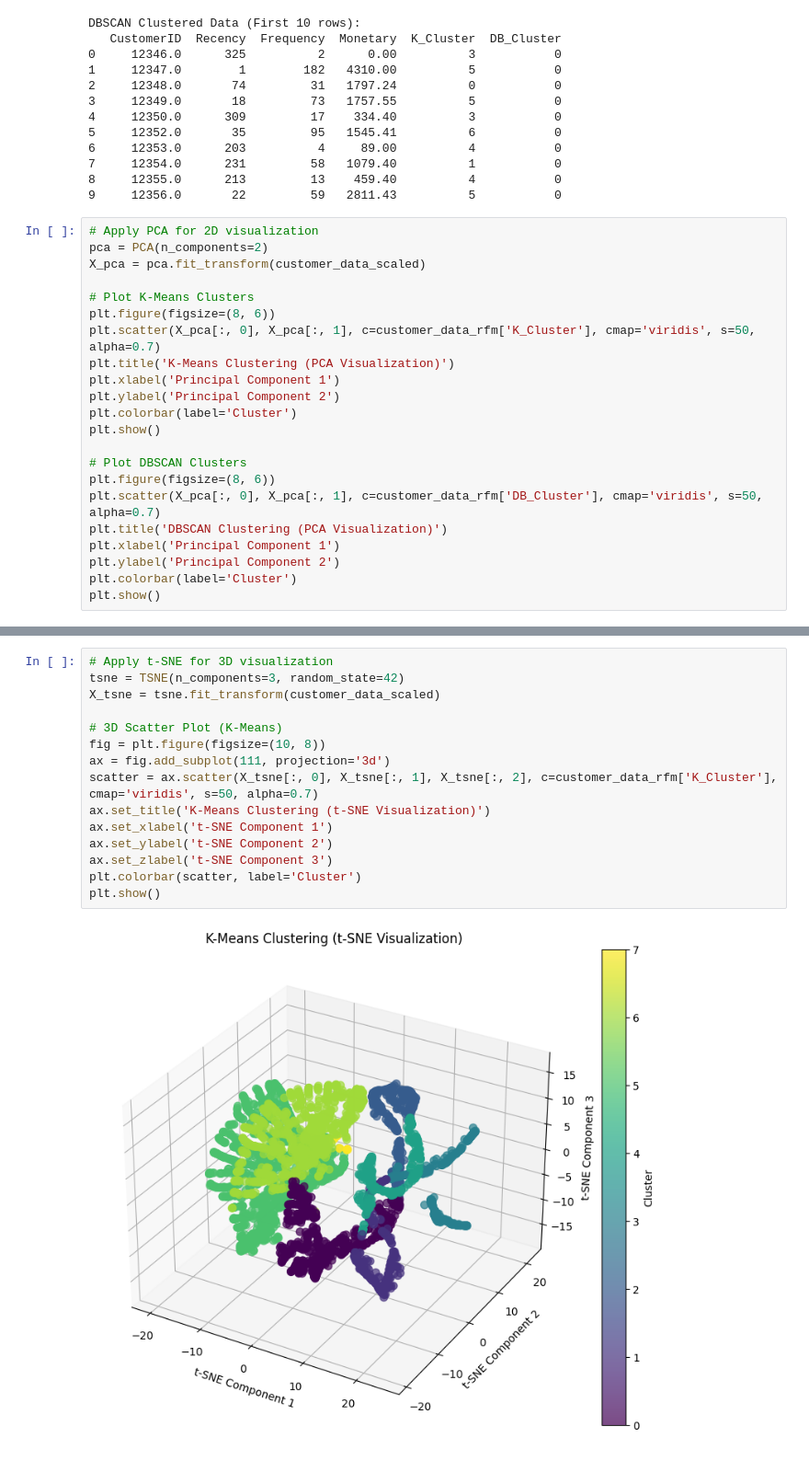
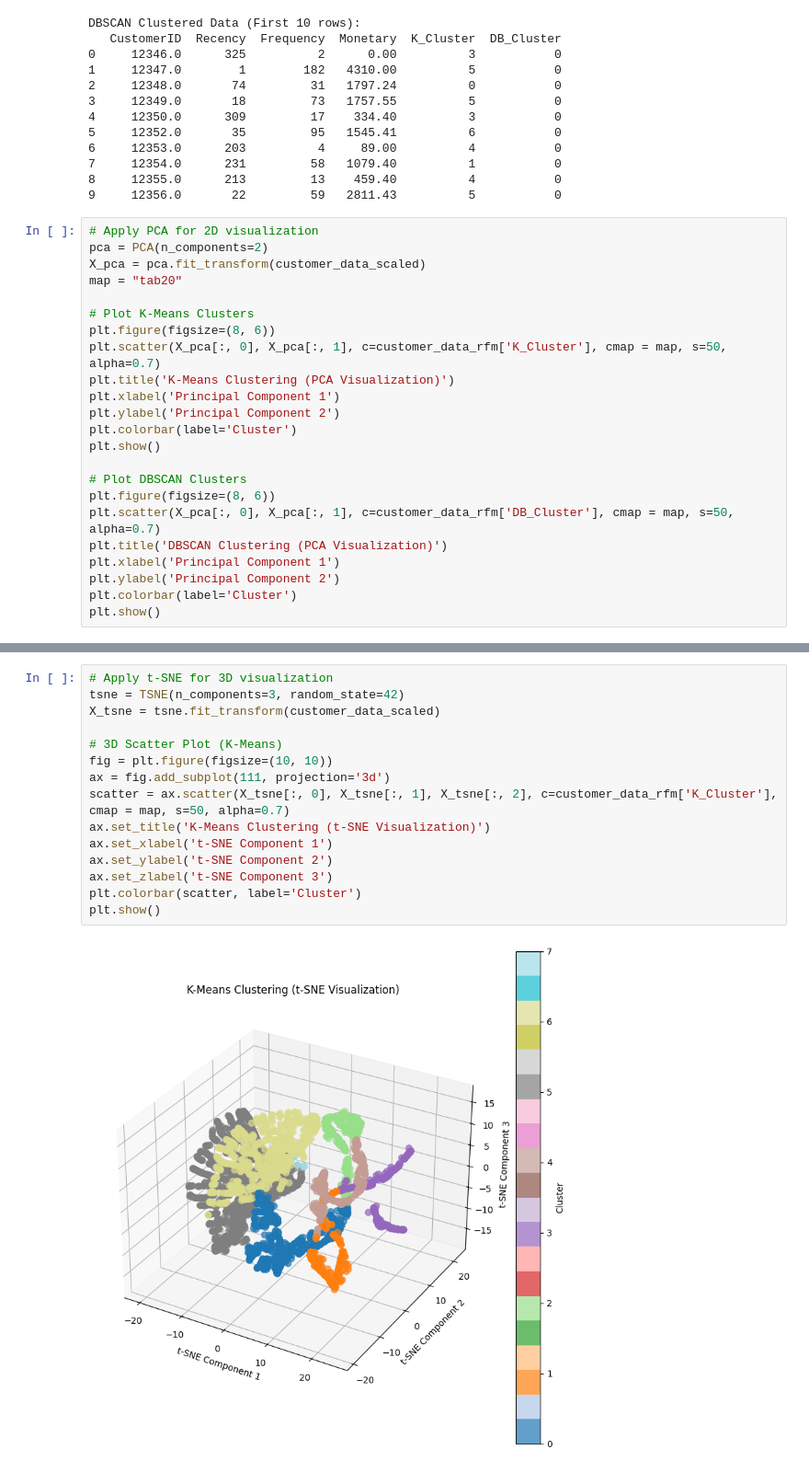
Before and after one commit to joshvads/Customer-Segmentation-for-Retail, a Jupyter notebook: customer-segmentation-for-retail_01.ipynb, the cells around one changed output, grey strips where cells are left out. Shown: that part at 92% size. Drawn from its saved outputs; the diff is of its cells as text.

Commit message:
Kaggle Notebook | Customer-Segmentation for Retail  | Version 2

```diff
--- a/customer-segmentation-for-retail_01.ipynb
+++ b/customer-segmentation-for-retail_01.ipynb
@@ -223,10 +222,11 @@ DBSCAN Clustered Data (First 10 rows):
 # Apply PCA for 2D visualization
 pca = PCA(n_components=2)
 X_pca = pca.fit_transform(customer_data_scaled)
+map = "tab20"
 
 # Plot K-Means Clusters
 plt.figure(figsize=(8, 6))
-plt.scatter(X_pca[:, 0], X_pca[:, 1], c=customer_data_rfm['K_Cluster'], cmap='viridis', s=50, alpha=0.7)
+plt.scatter(X_pca[:, 0], X_pca[:, 1], c=customer_data_rfm['K_Cluster'], cmap = map, s=50, alpha=0.7)
 plt.title('K-Means Clustering (PCA Visualization)')
 plt.xlabel('Principal Component 1')
 plt.ylabel('Principal Component 2')
@@ -235,7 +235,7 @@ plt.show()
 
 # Plot DBSCAN Clusters
 plt.figure(figsize=(8, 6))
-plt.scatter(X_pca[:, 0], X_pca[:, 1], c=customer_data_rfm['DB_Cluster'], cmap='viridis', s=50, alpha=0.7)
+plt.scatter(X_pca[:, 0], X_pca[:, 1], c=customer_data_rfm['DB_Cluster'], cmap = map, s=50, alpha=0.7)
 plt.title('DBSCAN Clustering (PCA Visualization)')
 plt.xlabel('Principal Component 1')
 plt.ylabel('Principal Component 2')
@@ -247,17 +247,17 @@ plt.show()
 # %%
 # Apply t-SNE for 3D visualization
 tsne = TSNE(n_components=3, random_state=42)
 X_tsne = tsne.fit_transform(customer_data_scaled)
 
 # 3D Scatter Plot (K-Means)
-fig = plt.figure(figsize=(10, 8))
+fig = plt.figure(figsize=(10, 10))
 ax = fig.add_subplot(111, projection='3d')
-scatter = ax.scatter(X_tsne[:, 0], X_tsne[:, 1], X_tsne[:, 2], c=customer_data_rfm['K_Cluster'], cmap='viridis', s=50, alpha=0.7)
+scatter = ax.scatter(X_tsne[:, 0], X_tsne[:, 1], X_tsne[:, 2], c=customer_data_rfm['K_Cluster'], cmap = map, s=50, alpha=0.7)
 ax.set_title('K-Means Clustering (t-SNE Visualization)')
 ax.set_xlabel('t-SNE Component 1')
 ax.set_ylabel('t-SNE Component 2')
 ax.set_zlabel('t-SNE Component 3')
 plt.colorbar(scatter, label='Cluster')
 plt.show()
 # %% [output]
-[figure, old version]
+[figure, new version]
```
Also changed, not shown: parts of 4 cells of this notebook.
